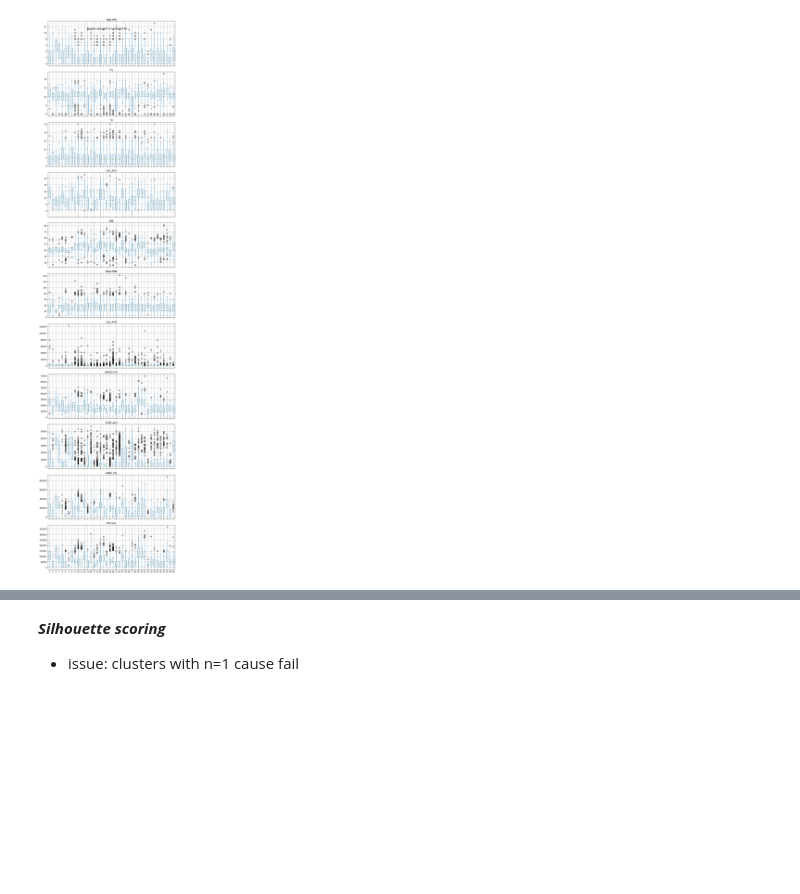
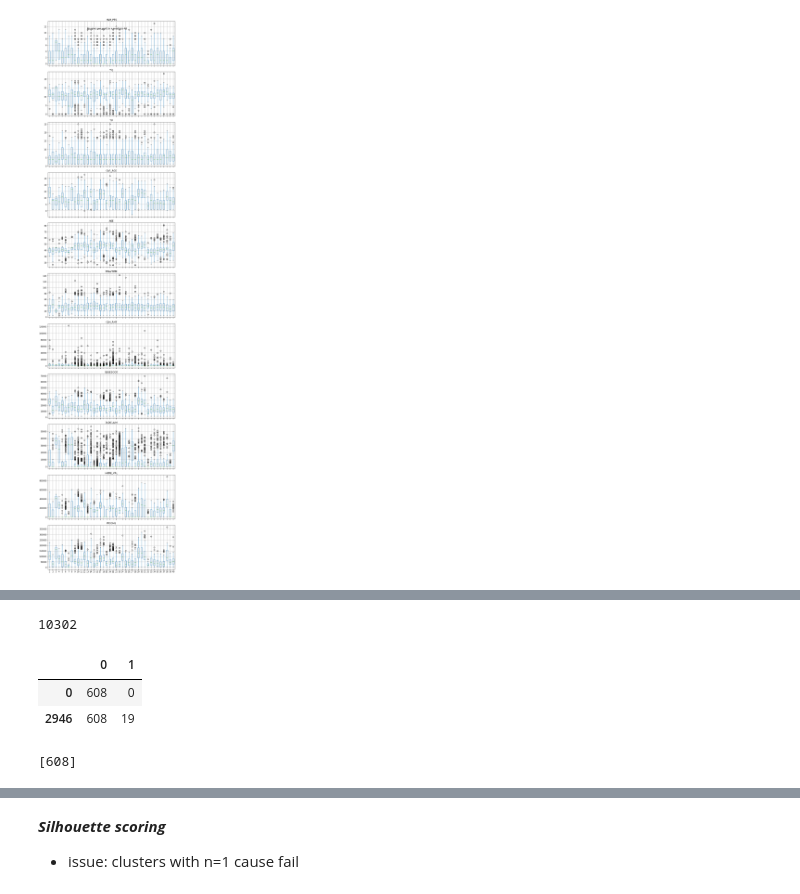
Before and after one commit to bpostance/learn_data_science, a Jupyter notebook: ML/2.3_Clustering/10-Clustering-Mixed-Data.ipynb, the cells around one changed output, grey strips where cells are left out. Saved outputs shown, nothing was run; the diff lists cells and outputs as text; code cells hidden in the pictures; blank space fills up the shorter version.

Commit message:
Update: show k-medoid length error

```diff
--- a/ML/2.3_Clustering/10-Clustering-Mixed-Data.ipynb
+++ b/ML/2.3_Clustering/10-Clustering-Mixed-Data.ipynb
@@ -408,0 +407,8 @@ from pyclustering.cluster.silhouette import silhouette
+# %%
+try:
+    Xy_scaled_minkowski = np.load(os.path.join(DATA_PATH,'car-insurance-claim-data/car_insurance_claim_Xy_scaled_minkowski.npy'))
+    print('Minkowski distances loaded from file.')
+except:
+    print('Calculating Minkowski dsitances...1-5 minutes')
+    %time Xy_scaled_minkowski = squareform(pdist(Xy_scaled, 'minkowski'))
+    np.save(os.path.join(DATA_PATH,'car-insurance-claim-data/car_insurance_claim_Xy_scaled_minkowski.npy'),Xy_scaled_minkowski)
@@ -409,18 +423,26 @@ from pyclustering.cluster.silhouette import silhouette
 # %%
-# choose k clusters
-results = dict()
-for k in [7,10,20]:
+# find k clusters
+results_kmedoids = dict()
 
-    # initiate k random medoids
-    # also sets k clusters
+k_cand = [3,7,15,30,45,60]
+#k_cand.extend(list(np.arange(10,55,5)))
+
+for k in k_cand:
+    # initiate k random medoids - sets k clusters
     initial_medoids = np.random.randint(0,1000,size=k)
-
-    kmedoids_instance = kmedoids(gd,initial_medoids, data_type='distance_matrix')
+    kmedoids_instance = kmedoids(Xy_scaled_minkowski,initial_medoids, data_type='distance_matrix')
 
     # run cluster analysis and obtain results
     %time kmedoids_instance.process()
     clusters = kmedoids_instance.get_clusters()
     medoids = kmedoids_instance.get_medoids()
 
-    results[k] = clusters
-    print(f'K={k} cluster sizes: {[len(i) for i in clusters]}')
+    # convert cluster output
+    cluster_array = pd.DataFrame([(x,e) for e,i in enumerate(clusters) for x in i]).sort_values(by=0)[1].values
+
+    # score
+    score1 = silhouette_score(Xy_scaled_minkowski, cluster_array, metric='precomputed')
+    score2 = silhouette_score(Xy_scaled, cluster_array,metric='correlation')
+
+    # store
+    results_kmedoids[k] = {'k':cluster_array,'s1':score1,'s2':score2}
@@ -426,0 +457,4 @@ for k in [7,10,20]:
+# %%
+len([(e,x) for e,i in enumerate(clusters) for x in i if len(i)>1])
+# %% [output]
+10302
@@ -426,0 +463,11 @@ for k in [7,10,20]:
+# %%
+t = pd.DataFrame([(x,e) for e,i in enumerate(clusters) for x in i])
+t.loc[t[0]==608]
+# %% [output]
+|  | 0 | 1 |
+| 0 | 608 | 0 |
+| 2946 | 608 | 19 |
+# %%
+clusters[19]
+# %% [output]
+[608]
```
Also changed, not shown: parts of 27 cells of this notebook.
